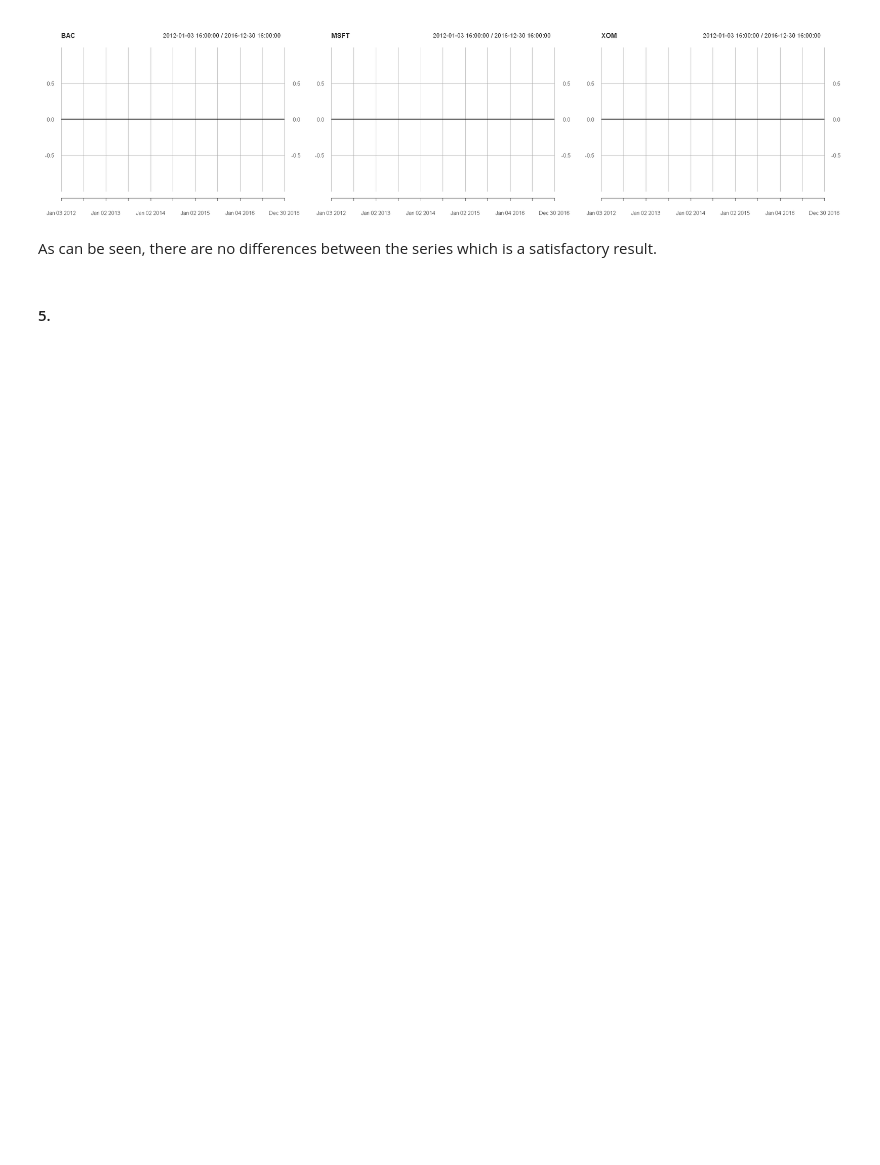
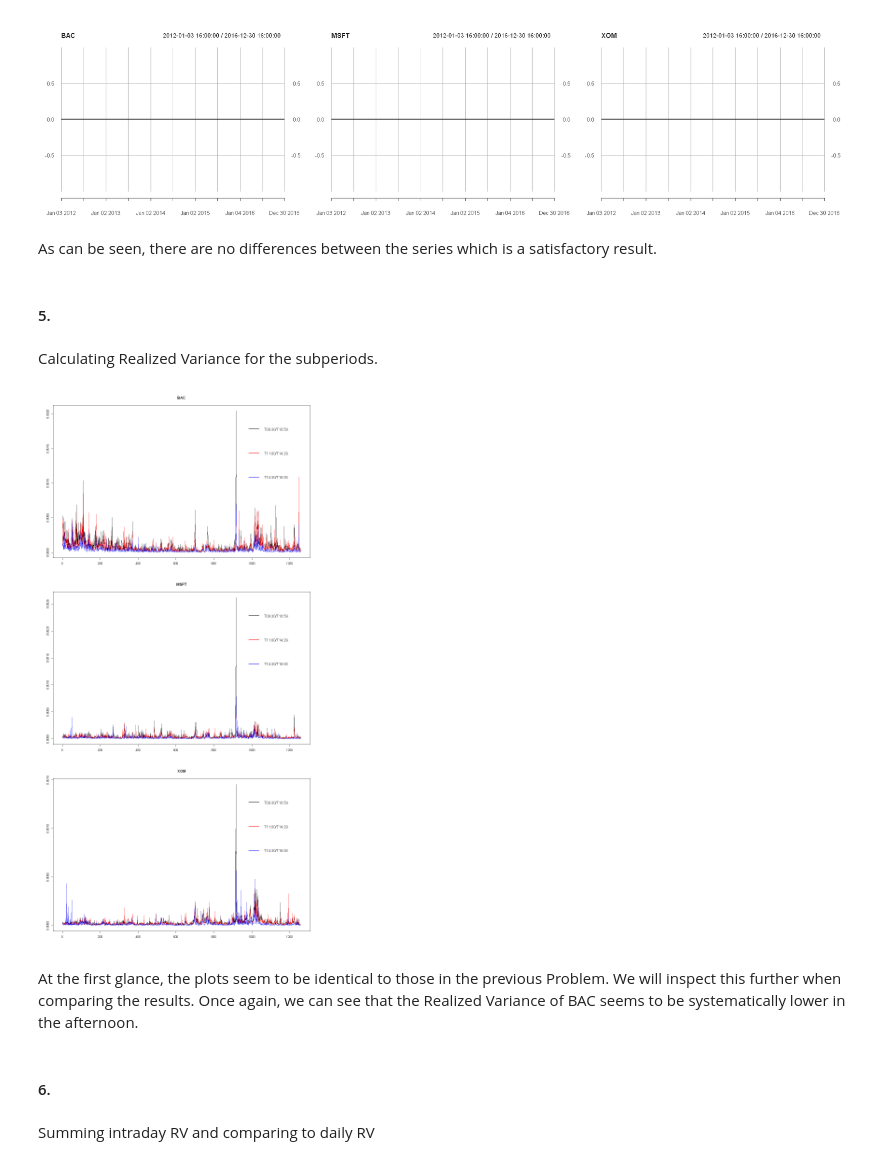
Before and after one commit to JanK0095/Financial-Econometrics-Course-Projects, a Jupyter notebook: HW3/FE1_HW3_Kubal_Mattanelli.ipynb, the cells around one changed output. Drawn from its saved outputs; the diff is of its cells as text; code cells hidden in the pictures; blank space fills up the shorter version.

Commit message:
Advancing Problem 2

```diff
--- a/HW3/FE1_HW3_Kubal_Mattanelli.ipynb
+++ b/HW3/FE1_HW3_Kubal_Mattanelli.ipynb
@@ -1006,3 +1007,33 @@ for (i in 1:3) {
 As can be seen, there are no differences between the series which is a satisfactory result.
 # %% [markdown]
 #### 5.
+# %% [markdown]
+Calculating Realized Variance for the subperiods.
+# %%
+#Calculating Realized Variance for the sub-periods
+real_var_subsets_5min <- vector("list", 3) #Empty vector for the results
+for (i in 1:3) { #Looping through the tickers
+    real_var_subsets_indiv <- vector("list", 3) #Empty list for the results for each ticker
+    for (j in 1:3) { #Looping through the sub-periods
+        real_var_subsets_indiv[[j]] <- rCov(na.omit(hw3_data_5min_returns[[i]][sub_periods[j]]), makeReturns = FALSE) #Calculating RV from the subset
+    }
+    real_var_subsets_5min[[i]] <- real_var_subsets_indiv #Storing the results
+}
+# %%
+#Plotting
+options(repr.plot.width = 10, repr.plot.height = 20)
+par(mfrow = c(3, 1)) #Setting up the grid
+for (i in 1:3) { #Looping through the tickers
+    plot(as.numeric(real_var_subsets_5min[[i]][[1]]), type = "l", xlab = "", ylab = "", main = stock_names[i])
+    lines(as.numeric(real_var_subsets_5min[[i]][[2]]), col = "red")
+    lines(as.numeric(real_var_subsets_5min[[i]][[3]]), col = "blue")
+    legend("topright", sub_periods, col = c("black", "red", "blue"), lty = 1, bty = "n", cex = 1.2, lwd = 2)
+}
+# %% [output]
+[figure, added]
+# %% [markdown]
+At the first glance, the plots seem to be identical to those in the previous Problem. We will inspect this further when comparing the results. Once again, we can see that the Realized Variance of BAC seems to be systematically lower in the afternoon.
+# %% [markdown]
+#### 6.
+# %% [markdown]
+Summing intraday RV and comparing to daily RV
```
Also changed, not shown: parts of 9 cells of this notebook.
